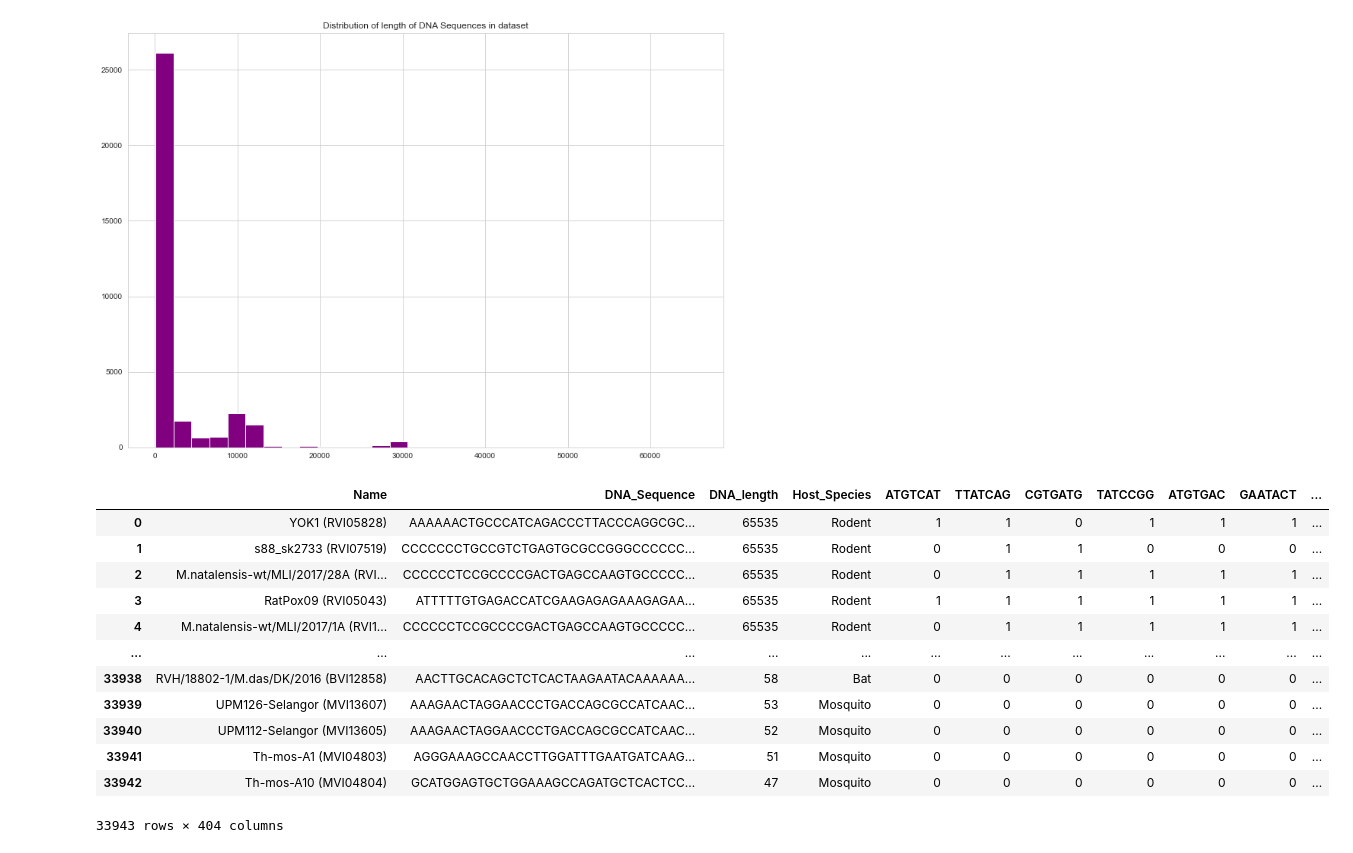
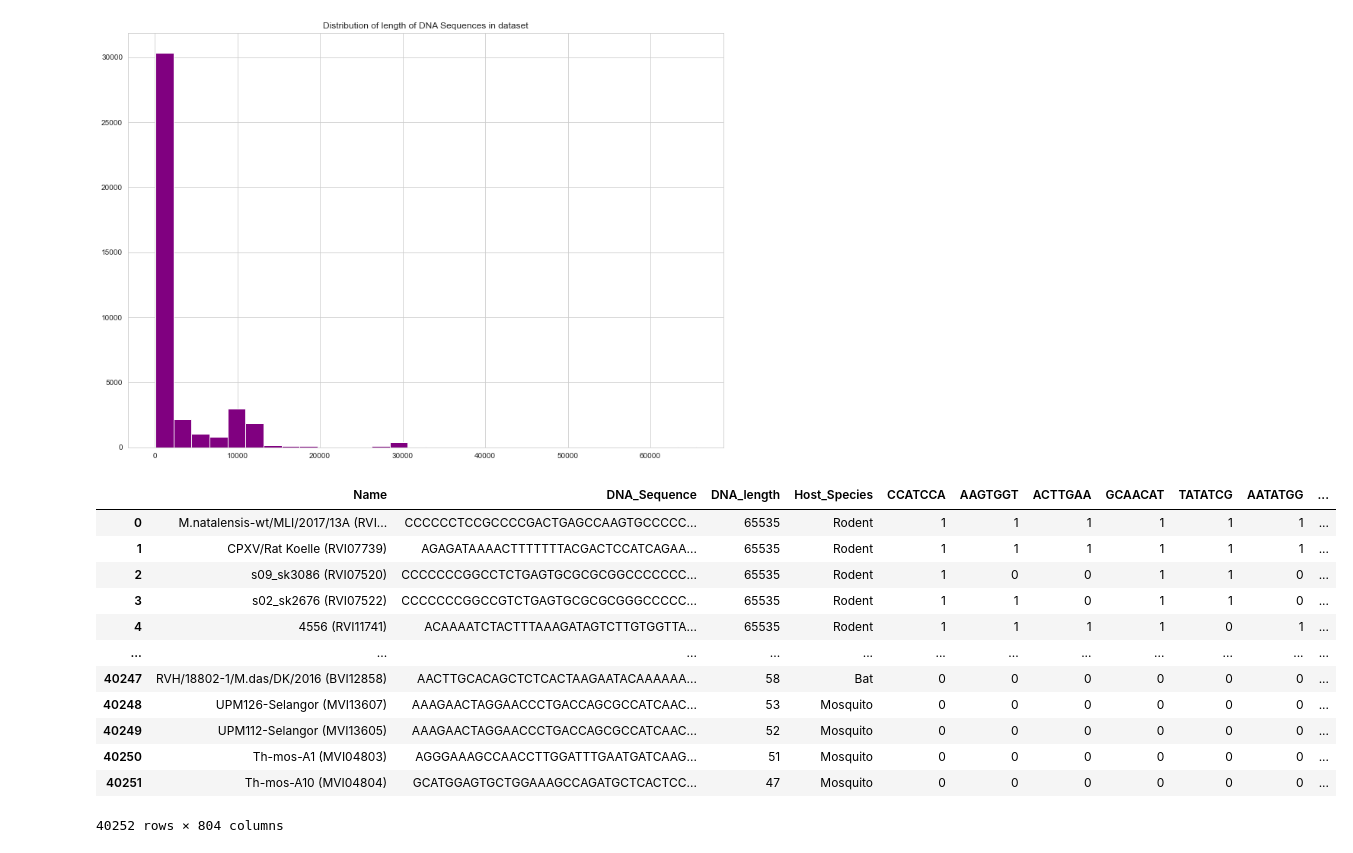
Before and after one commit to jmclaughlin712/Classification-of-Animal-Associated-Viruses, a Jupyter notebook: Analysis.ipynb, the cells around one changed output. Saved outputs shown, nothing was run; the diff lists cells and outputs as text; code cells hidden in the pictures.

```diff
--- a/Analysis.ipynb
+++ b/Analysis.ipynb
@@ -27,7 +27,7 @@ for file in files:
     filepath=f'text_data\{file}'
     if 'DNA' in file:
         with open(filepath, "r") as f:
-            for i in (f.read().split('>'))[1:]:
+            for i in (f.read().split('>g'))[1:]:
                 genome=i.split(')]')[1].strip('\n').replace("\n", '')
                 name=re.findall(pattern, i.split(']')[0])[0].strip("[]'")
                 dna_sequences[name]=genome
@@ -37,6 +37,8 @@ for file in files:
                     host_species[name]='Rodent'
                 elif 'Mosquito' in file:
                     host_species[name]='Mosquito'
+                elif 'Tick' in file:
+                    host_species[name]='Tick'
 # %%
 viruses=pd.DataFrame(zip(dna_sequences.keys(), dna_sequences.values()), columns=['Name', 'DNA_Sequence'])
 viruses['DNA_length']=viruses.DNA_Sequence.str.len()
@@ -81,41 +86,41 @@ fig, ax=plt.subplots(figsize=(14, 10))
 ax.hist(viruses['DNA_length'], bins=30, color='purple')
 ax.set_title('Distribution of length of DNA Sequences in dataset');
 # %% [output]
-[figure, old version]
+[figure, new version]
 # %%
 letters=['A', 'C', 'G', 'T']
 seven_combos=[]
 for c in product(letters, repeat=7):
     s=''
     for k in c:
         s+=k
     seven_combos.append(s)
 six_combos=[]
 for c in product(letters, repeat=6):
     s=''
     for k in c:
         s+=k
     six_combos.append(s)
 
-for seven_combo in random.sample(seven_combos, 200):
+for seven_combo in random.sample(seven_combos, 400):
     viruses[seven_combo]=viruses['DNA_Sequence'].apply(lambda x: 1 if seven_combo in x else 0)
-for six_combo in random.sample(six_combos, 200):
+for six_combo in random.sample(six_combos, 400):
     viruses[six_combo]=viruses['DNA_Sequence'].apply(lambda x: 1 if six_combo in x else 0)
 viruses
 # %% [output]
-|  | Name | DNA_Sequence | DNA_length | Host_Species | ATGTCAT | TTATCAG | CGTGATG | TATCCGG | ATGTGAC | GAATACT | ... |
-| 0 | YOK1 (RVI05828) | AAAAAACTGCCCATCAGACCCTTACCCAGGCGC... | 65535 | Rodent | 1 | 1 | 0 | 1 | 1 | 1 | ... |
-| 1 | s88_sk2733 (RVI07519) | CCCCCCCTGCCGTCTGAGTGCGCCGGGCCCCCC... | 65535 | Rodent | 0 | 1 | 1 | 0 | 0 | 0 | ... |
-| 2 | M.natalensis-wt/MLI/2017/28A (RVI... | CCCCCCTCCGCCCCGACTGAGCCAAGTGCCCCC... | 65535 | Rodent | 0 | 1 | 1 | 1 | 1 | 1 | ... |
-| 3 | RatPox09 (RVI05043) | ATTTTTGTGAGACCATCGAAGAGAGAAAGAGAA... | 65535 | Rodent | 1 | 1 | 1 | 1 | 1 | 1 | ... |
-| 4 | M.natalensis-wt/MLI/2017/1A (RVI1... | CCCCCCTCCGCCCCGACTGAGCCAAGTGCCCCC... | 65535 | Rodent | 0 | 1 | 1 | 1 | 1 | 1 | ... |
+|  | Name | DNA_Sequence | DNA_length | Host_Species | CCATCCA | AAGTGGT | ACTTGAA | GCAACAT | TATATCG | AATATGG | ... |
+| 0 | M.natalensis-wt/MLI/2017/13A (RVI... | CCCCCCTCCGCCCCGACTGAGCCAAGTGCCCCC... | 65535 | Rodent | 1 | 1 | 1 | 1 | 1 | 1 | ... |
+| 1 | CPXV/Rat Koelle (RVI07739) | AGAGATAAAACTTTTTTTACGACTCCATCAGAA... | 65535 | Rodent | 1 | 1 | 1 | 1 | 1 | 1 | ... |
+| 2 | s09_sk3086 (RVI07520) | CCCCCCCGGCCTCTGAGTGCGCGCGGCCCCCCC... | 65535 | Rodent | 1 | 0 | 0 | 1 | 1 | 0 | ... |
+| 3 | s02_sk2676 (RVI07522) | CCCCCCCGGCCGTCTGAGTGCGCGCGGGCCCCC... | 65535 | Rodent | 1 | 1 | 0 | 1 | 1 | 0 | ... |
+| 4 | 4556 (RVI11741) | ACAAAATCTACTTTAAAGATAGTCTTGTGGTTA... | 65535 | Rodent | 1 | 1 | 1 | 1 | 0 | 1 | ... |
 | ... | ... | ... | ... | ... | ... | ... | ... | ... | ... | ... | ... |
-| 33938 | RVH/18802-1/M.das/DK/2016 (BVI12858) | AACTTGCACAGCTCTCACTAAGAATACAAAAAA... | 58 | Bat | 0 | 0 | 0 | 0 | 0 | 0 | ... |
-| 33939 | UPM126-Selangor (MVI13607) | AAAGAACTAGGAACCCTGACCAGCGCCATCAAC... | 53 | Mosquito | 0 | 0 | 0 | 0 | 0 | 0 | ... |
-| 33940 | UPM112-Selangor (MVI13605) | AAAGAACTAGGAACCCTGACCAGCGCCATCAAC... | 52 | Mosquito | 0 | 0 | 0 | 0 | 0 | 0 | ... |
-| 33941 | Th-mos-A1 (MVI04803) | AGGGAAAGCCAACCTTGGATTTGAATGATCAAG... | 51 | Mosquito | 0 | 0 | 0 | 0 | 0 | 0 | ... |
-| 33942 | Th-mos-A10 (MVI04804) | GCATGGAGTGCTGGAAAGCCAGATGCTCACTCC... | 47 | Mosquito | 0 | 0 | 0 | 0 | 0 | 0 | ... |
+| 40247 | RVH/18802-1/M.das/DK/2016 (BVI12858) | AACTTGCACAGCTCTCACTAAGAATACAAAAAA... | 58 | Bat | 0 | 0 | 0 | 0 | 0 | 0 | ... |
+| 40248 | UPM126-Selangor (MVI13607) | AAAGAACTAGGAACCCTGACCAGCGCCATCAAC... | 53 | Mosquito | 0 | 0 | 0 | 0 | 0 | 0 | ... |
+| 40249 | UPM112-Selangor (MVI13605) | AAAGAACTAGGAACCCTGACCAGCGCCATCAAC... | 52 | Mosquito | 0 | 0 | 0 | 0 | 0 | 0 | ... |
+| 40250 | Th-mos-A1 (MVI04803) | AGGGAAAGCCAACCTTGGATTTGAATGATCAAG... | 51 | Mosquito | 0 | 0 | 0 | 0 | 0 | 0 | ... |
+| 40251 | Th-mos-A10 (MVI04804) | GCATGGAGTGCTGGAAAGCCAGATGCTCACTCC... | 47 | Mosquito | 0 | 0 | 0 | 0 | 0 | 0 | ... |
-33943 rows × 404 columns
+40252 rows × 804 columns
 # %%
 label_encoder=LabelEncoder()
 viruses['Host_Species_Encoded']=label_encoder.fit_transform(viruses['Host_Species'])
```
Also changed, not shown: parts of 8 cells of this notebook.
